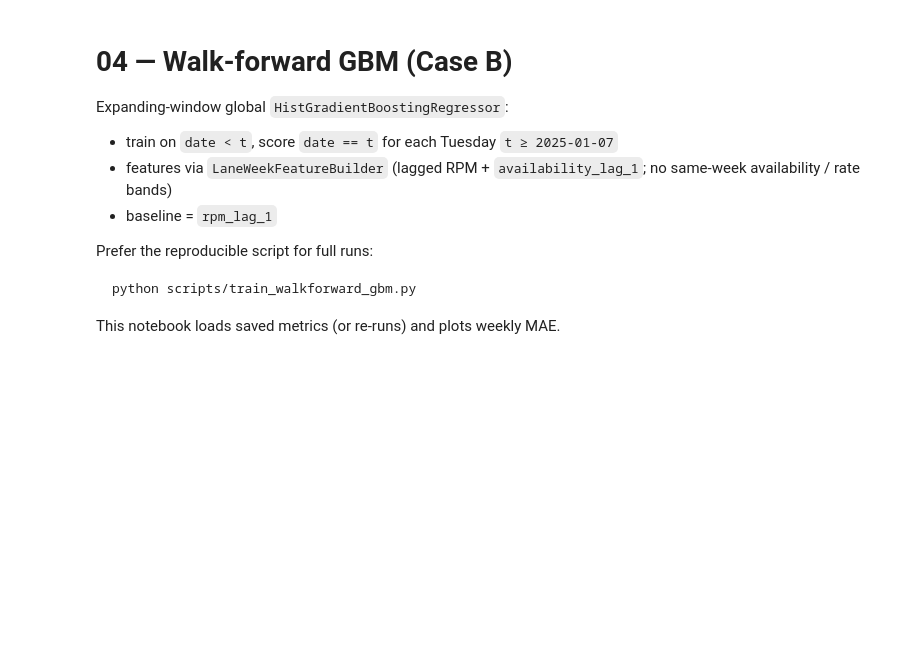
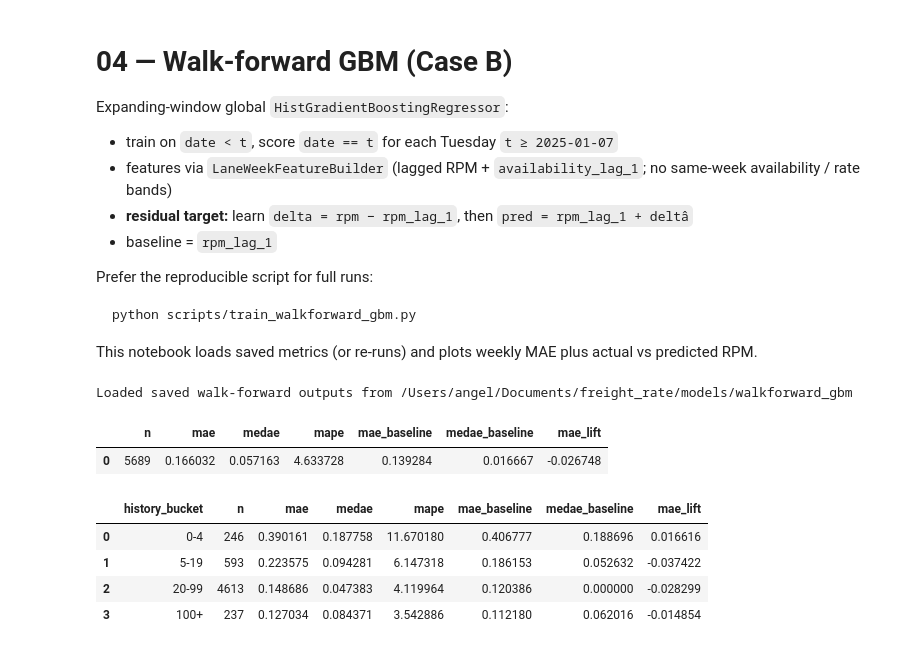
Before and after one commit to 4ngelGtz/freight_rate, a Jupyter notebook: notebooks/04_walkforward_gbm.ipynb, the cells around one changed output. Saved outputs shown, nothing was run; the diff lists cells and outputs as text; code cells hidden in the pictures; blank space fills up the shorter version.

````diff
--- a/notebooks/04_walkforward_gbm.ipynb
+++ b/notebooks/04_walkforward_gbm.ipynb
@@ -5,6 +5,7 @@ Expanding-window global `HistGradientBoostingRegressor`:
 
 - train on `date < t`, score `date == t` for each Tuesday `t ≥ 2025-01-07`
 - features via `LaneWeekFeatureBuilder` (lagged RPM + `availability_lag_1`; no same-week availability / rate bands)
+- **residual target:** learn `delta = rpm − rpm_lag_1`, then `pred = rpm_lag_1 + deltâ`
 - baseline = `rpm_lag_1`
 
 Prefer the reproducible script for full runs:
@@ -13,7 +14,7 @@ Prefer the reproducible script for full runs:
 python scripts/train_walkforward_gbm.py
 ```
 
-This notebook loads saved metrics (or re-runs) and plots weekly MAE.
+This notebook loads saved metrics (or re-runs) and plots weekly MAE plus actual vs predicted RPM.
 # %%
 from pathlib import Path
 
@@ -32,26 +33,40 @@ WEEK_PATH = OUT / "walkforward_gbm_metrics_by_week.csv"
 HIST_PATH = OUT / "walkforward_gbm_metrics_by_history.csv"
 OVERALL_PATH = OUT / "walkforward_gbm_metrics_overall.csv"
 # %%
+need_rerun = True
 if PRED_PATH.exists() and WEEK_PATH.exists():
     preds = pd.read_parquet(PRED_PATH)
+    # Re-run if artifacts predate residual targeting (missing delta_hat).
+    need_rerun = "delta_hat" not in preds.columns
+
+if not need_rerun:
     by_week = pd.read_csv(WEEK_PATH, parse_dates=["date"])
     by_history = pd.read_csv(HIST_PATH)
     overall = pd.read_csv(OVERALL_PATH)
     print("Loaded saved walk-forward outputs from", OUT)
 else:
-    print("No saved outputs — running walk-forward (may take a few minutes)...")
+    print("Running walk-forward with residual target (may take a few minutes)...")
     panel = filter_model_window(build_lane_week_panel(load_raw_snapshot(raw_dir=ROOT / "data" / "raw")))
-    result = run_walkforward_gbm(panel, verbose=True)
+    result = run_walkforward_gbm(panel, residual_target=True, verbose=True)
     save_walkforward_outputs(result, OUT)
     preds, by_week, by_history, overall = (
         result.predictions,
         result.by_week,
         result.by_history,
         result.overall,
     )
 
 display(overall)
 display(by_history)
+# %% [output]
+Loaded saved walk-forward outputs from /Users/angel/Documents/freight_rate/models/walkforward_gbm
+|  | n | mae | medae | mape | mae_baseline | medae_baseline | mae_lift |
+| 0 | 5689 | 0.166032 | 0.057163 | 4.633728 | 0.139284 | 0.016667 | -0.026748 |
+|  | history_bucket | n | mae | medae | mape | mae_baseline | medae_baseline | mae_lift |
+| 0 | 0-4 | 246 | 0.390161 | 0.187758 | 11.670180 | 0.406777 | 0.188696 | 0.016616 |
+| 1 | 5-19 | 593 | 0.223575 | 0.094281 | 6.147318 | 0.186153 | 0.052632 | -0.037422 |
+| 2 | 20-99 | 4613 | 0.148686 | 0.047383 | 4.119964 | 0.120386 | 0.000000 | -0.028299 |
+| 3 | 100+ | 237 | 0.127034 | 0.084371 | 3.542886 | 0.112180 | 0.062016 | -0.014854 |
 # %%
 fig, ax = plt.subplots(figsize=(10, 4))
 ax.plot(by_week["date"], by_week["mae"], label="GBM MAE")
````
Also changed, not shown: parts of 2 cells of this notebook.
